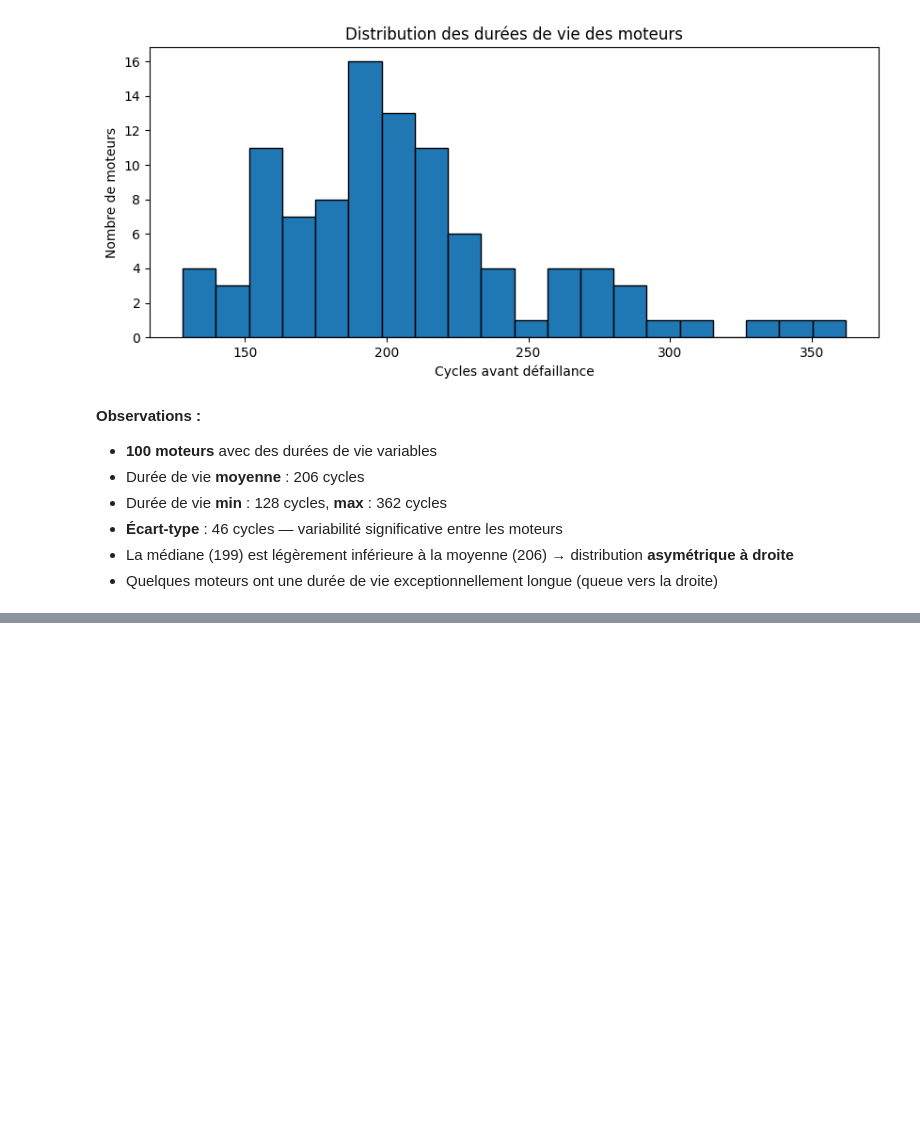
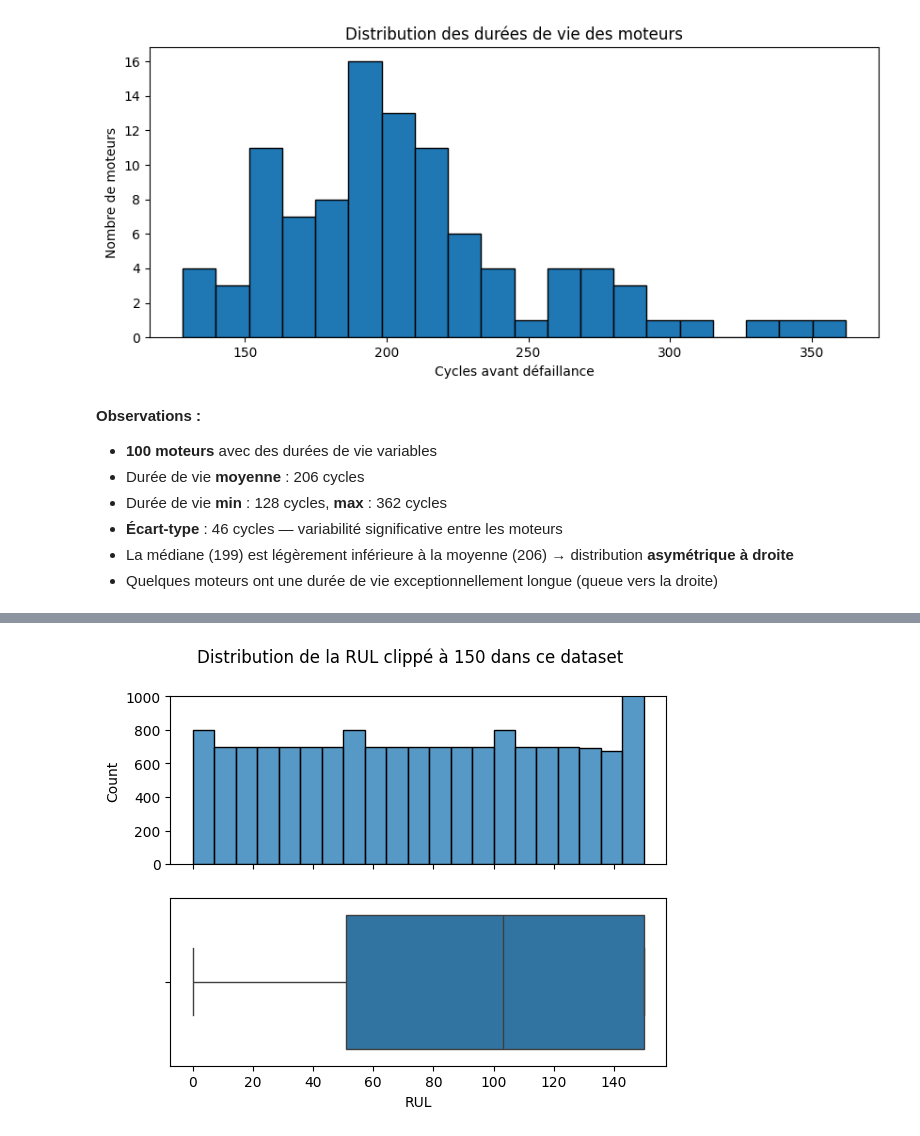
Before and after one commit to SimonGallien/nasa-turbofan-rul, a Jupyter notebook: notebooks/01_eda.ipynb, the cells around one changed output, grey strips where cells are left out. Saved outputs shown, nothing was run; the diff lists cells and outputs as text; code cells hidden in the pictures; blank space fills up the shorter version.

```diff
--- a/notebooks/01_eda.ipynb
+++ b/notebooks/01_eda.ipynb
@@ -162,0 +262,12 @@ plt.show()
+# %%
+df_train["engine_rul_clipped"] = df_train["engine_rul"].clip(lower=None, upper=150)
+# %%
+fig, ax = plt.subplots(nrows=2, ncols=1, sharex=True)
+sns.histplot(data=df_train, x="engine_rul_clipped", ax=ax[0])
+sns.boxplot(data=df_train, x="engine_rul_clipped", ax=ax[1])
+plt.xlabel("RUL")
+ax[0].set_ylim(top=1000)
+plt.suptitle("Distribution de la RUL clippé à 150 dans ce dataset")
+plt.show()
+# %% [output]
+[figure, added]
```
Also changed, not shown: parts of 17 cells of this notebook, 1 other file.
